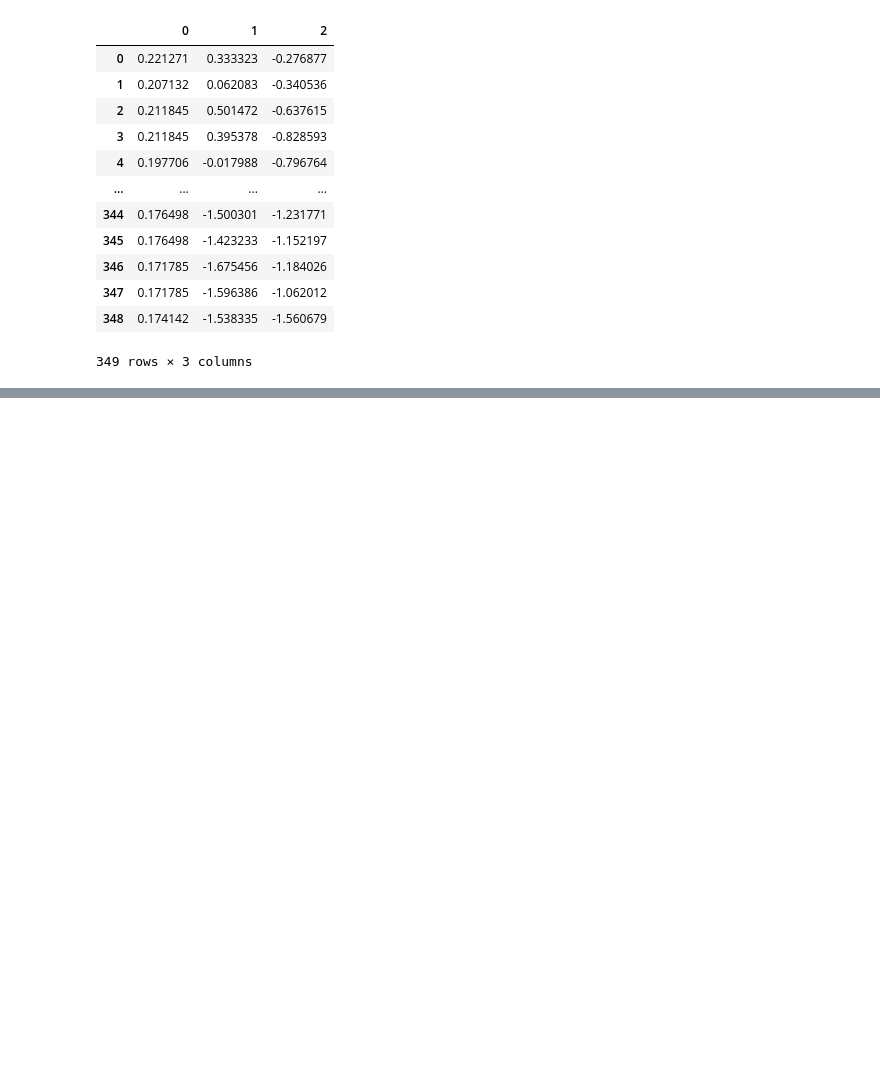
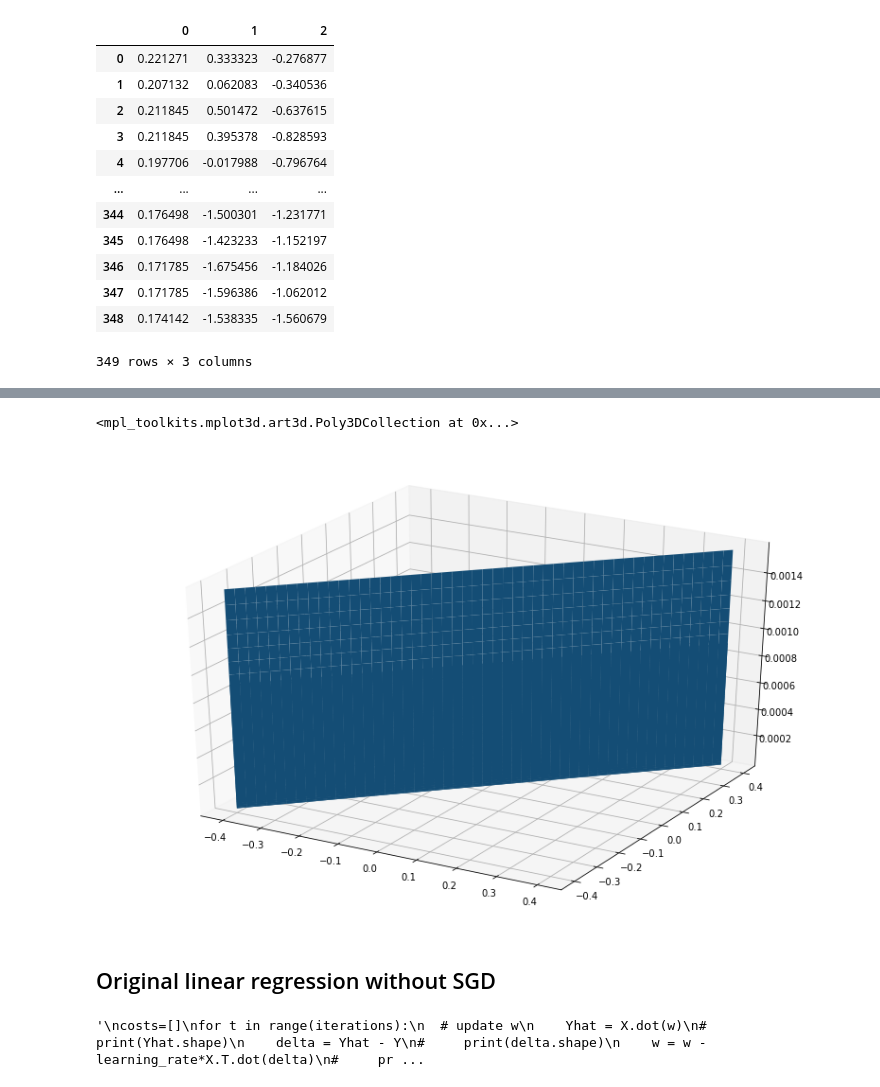
Before and after one commit to prakHr/NeuralNetworksAndFuzzyLogic, a Jupyter notebook: Assignment1_2.ipynb, the cells around one changed output, grey strips where cells are left out. Saved outputs shown, nothing was run; the diff lists cells and outputs as text; code cells hidden in the pictures; blank space fills up the shorter version.

```diff
--- a/Assignment1_2.ipynb
+++ b/Assignment1_2.ipynb
@@ -292,0 +74,7 @@ results = grad_des(X, y, w, m, alpha, k)
+# %%
+cols_x = ['ones',0,1]
+cols_y = [2]
+X=df[cols_x].values
+Y=df[cols_y].values
+X_new=X.copy()
+Y_new=Y.copy()
@@ -292,0 +85,2 @@ results = grad_des(X, y, w, m, alpha, k)
+# %%
+N,D = X.shape
@@ -292,0 +193,39 @@ results = grad_des(X, y, w, m, alpha, k)
+# %%
+xx,yy=w1,w2
+
+# Creating figure
+fig = plt.figure(figsize =(14, 9))
+ax = plt.axes(projection ='3d')
+
+# Creating plot
+ax.plot_surface(x, y, z)
+
+# Xgrid = np.vstack((xx.flatten(),yy.flatten())).T
+# plt.scatter(Xgrid[:,0],Xgrid[:,1])
+# fig=plt.figure()
+# ax=fig.add_subplot(111,projection='3d')
+
+# ax.plot_trisurf(Xgrid[:,0],Xgrid[:,1],J1,linewidth = 0.2,antialiased=True)
+# %% [output]
+<mpl_toolkits.mplot3d.art3d.Poly3DCollection at 0x...>
+[figure, added]
+# %% [markdown]
+## Original linear regression without SGD
+# %%
+
+costs=[]
+for t in range(iterations):
+  # update w
+    Yhat = X.dot(w)
+#     print(Yhat.shape)
+    delta = Yhat - Y
+#     print(delta.shape)
+    w = w - learning_rate*X.T.dot(delta)
+#     print(X.T.dot(delta).shape)
+
+    # find and store the cost
+    mse = np.multiply(delta,delta).sum() / N
+#     print(mse)
+    costs.append(mse)
+# %% [output]
+'\ncosts=[]\nfor t in range(iterations):\n  # update w\n    Yhat = X.dot(w)\n#     print(Yhat.shape)\n    delta = Yhat - Y\n#     print(delta.shape)\n    w = w - learning_rate*X.T.dot(delta)\n#     pr ...
```
Also changed, not shown: parts of 52 cells of this notebook.
